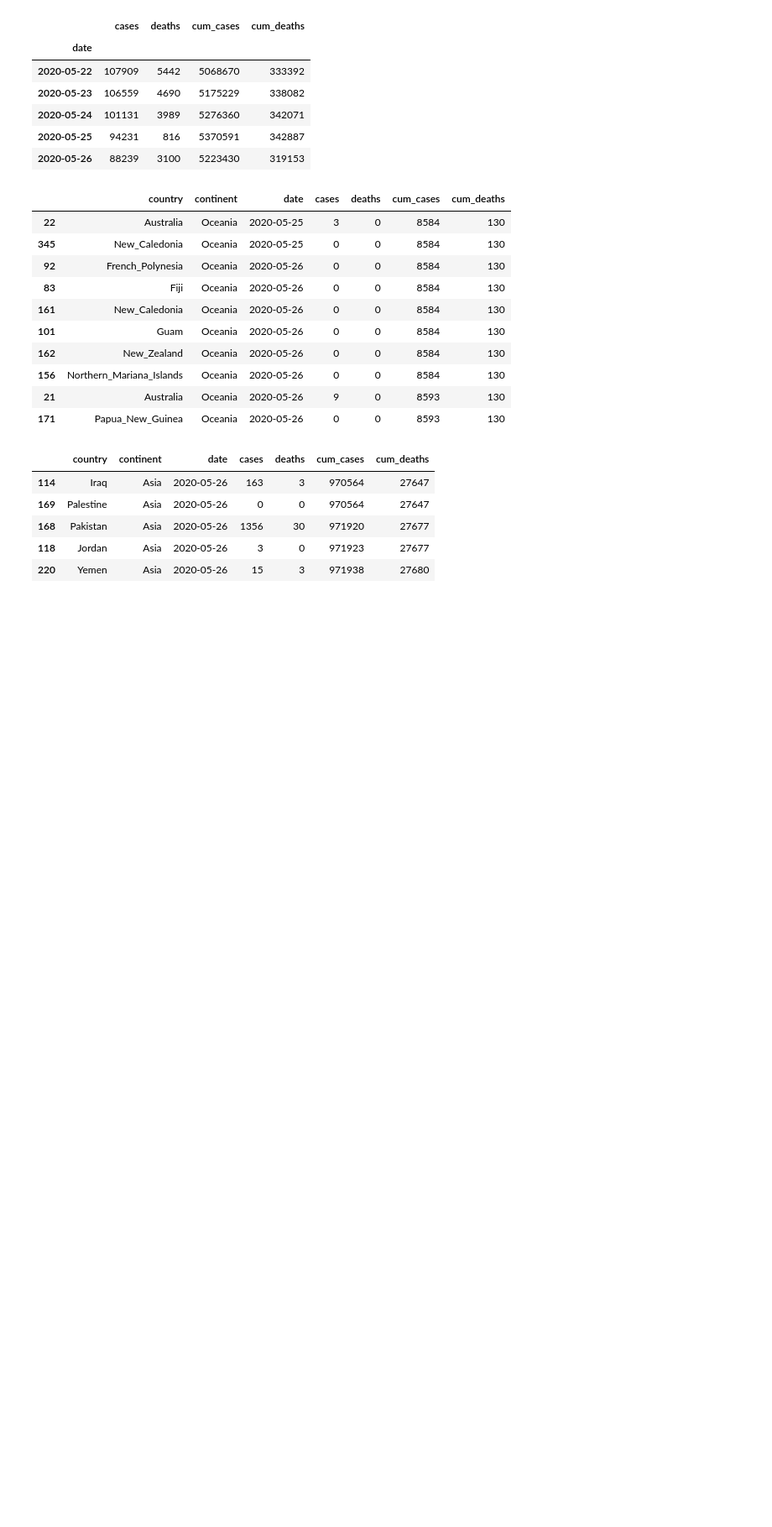
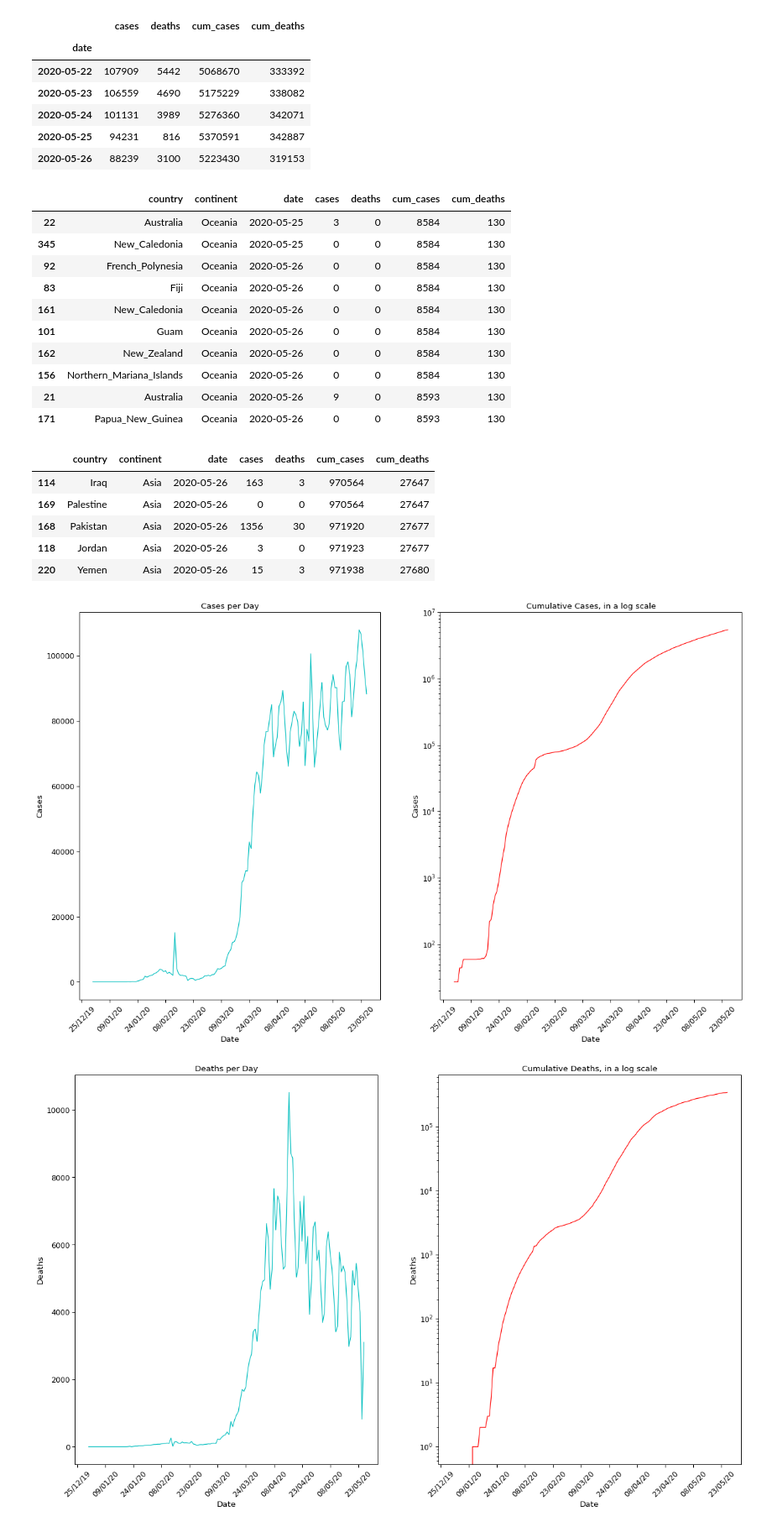
Before and after one commit to cardox6/cc19, a Jupyter notebook: notebook/cc19..ipynb, the cells around one changed output. Shown at 84% size. Saved outputs shown, nothing was run; the diff lists cells and outputs as text; code cells hidden in the pictures; blank space fills up the shorter version.

```diff
--- a/notebook/cc19..ipynb
+++ b/notebook/cc19..ipynb
@@ -223 +170,26 @@ df_americas = df_cum_continent[df_cum_continent["continent"] == "Americas"].grou
 df_oceania = df_cum_continent[df_cum_continent["continent"] == "Oceania"].groupby("date").max()
+# %%
+def charts(col_name, df, type_name):
+    plt.rcParams.update({'font.size': 22})
+    plt.figure(figsize=(20,12))
+
+    ax = plt.subplot(1, 2, 1)
+    plt.xticks(rotation=45) #have to set rotate here before labels created
+    locator = mdates.DayLocator(interval=15)
+    ax.xaxis.set_major_locator(locator)
+    ax.xaxis.set_major_formatter(mdates.DateFormatter('%d/%m/%y'))
+    plt.plot(df.index, df[col_name], 'c-')
+    plt.title(f'{type_name}s per Day')
+    plt.ylabel(f'{type_name}s')
+    plt.xlabel('Date')
+
+    ax = plt.subplot(1, 2, 2)
+    plt.xticks(rotation=45) #have to set rotate here before labels created
+    locator = mdates.DayLocator(interval=15)
+    ax.xaxis.set_major_locator(locator)
+    ax.xaxis.set_major_formatter(mdates.DateFormatter('%d/%m/%y'))
+    plt.plot(df.index, df[col_name].cumsum(), 'r-')
+    ax.set_yscale('log')
+    plt.xlabel('Date')
+    plt.ylabel(f'{type_name}s')
+    plt.title(f'Cumulative {type_name}s, in a log scale')
@@ -223,0 +222,9 @@ df_oceania = df_cum_continent[df_cum_continent["continent"] == "Oceania"].groupb
+# %%
+#Desktop - Total Cases and Deaths
+charts("cases", df_total_cumulative, "Case")
+#plt.savefig('tot_cumulative_cases.png', dpi=300)
+charts("deaths", df_total_cumulative, "Death")
+plt.savefig('tot_cumulative_deaths.png', dpi=300)
+# %% [output]
+[figure, added]
+[figure, added]
```
Also changed, not shown: parts of 18 cells of this notebook, 28 other files.
